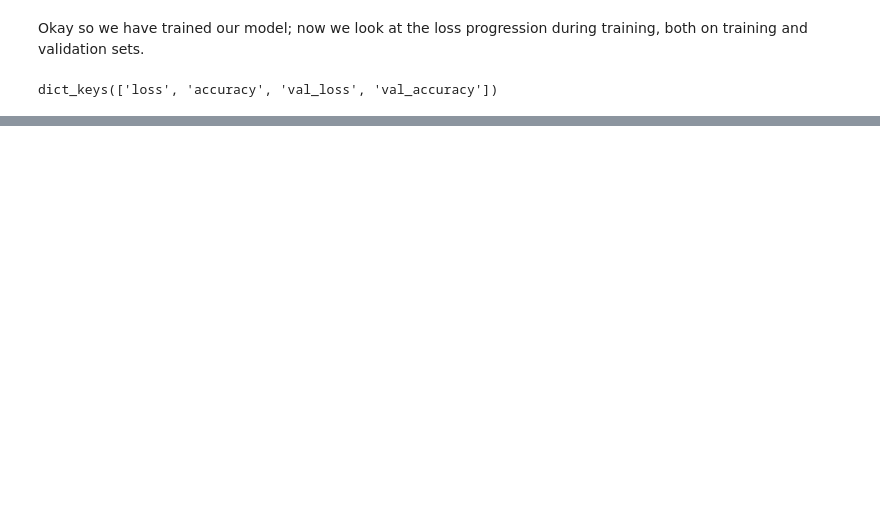
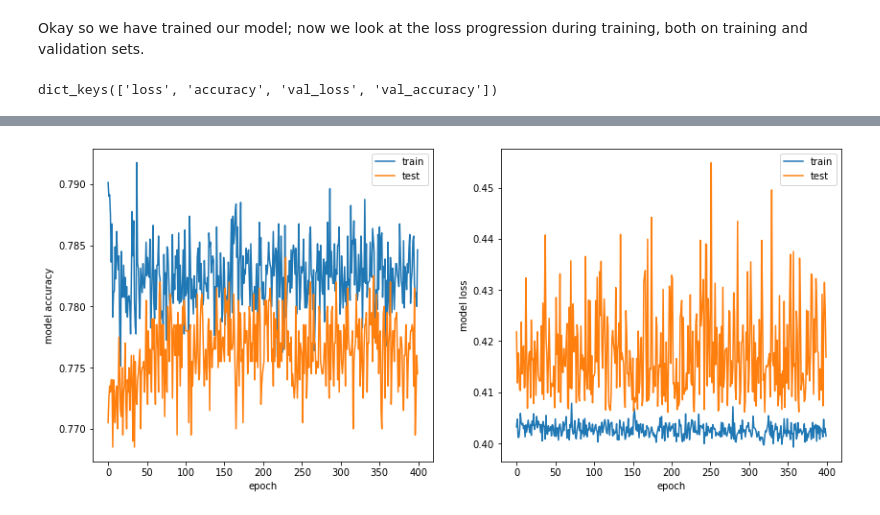
Before and after one commit to emersonvero/LoCP2, a Jupyter notebook: 02_DNN/2219_assignment.ipynb, the cells around one changed output, grey strips where cells are left out. Cells and saved outputs as stored; diff of their text form; code cells hidden in the pictures; blank space fills up the shorter version.

```diff
--- a/02_DNN/2219_assignment.ipynb
+++ b/02_DNN/2219_assignment.ipynb
@@ -274,0 +364,10 @@ plt.show
+# %%
+#TRAIN with the incr data case 1
+
+fit_incr = model.fit(x_train_incr, y_train_incr,
+               epochs = nepoch, batch_size = 50,
+               validation_data=(x_valid_incr,y_valid_incr),
+               verbose=0)
+# %%
+analysis(model, fit_incr, x_valid_red, y_valid_red)
+# %% [output]
@@ -275,3 +376,4 @@ plt.show
+[figure, added]
 # %%
 def build_DNN(layer_arch, act_arch,act_inout,dropout=False,dropout_rate=0.2):
     """
```
Also changed, not shown: parts of 15 cells of this notebook.
